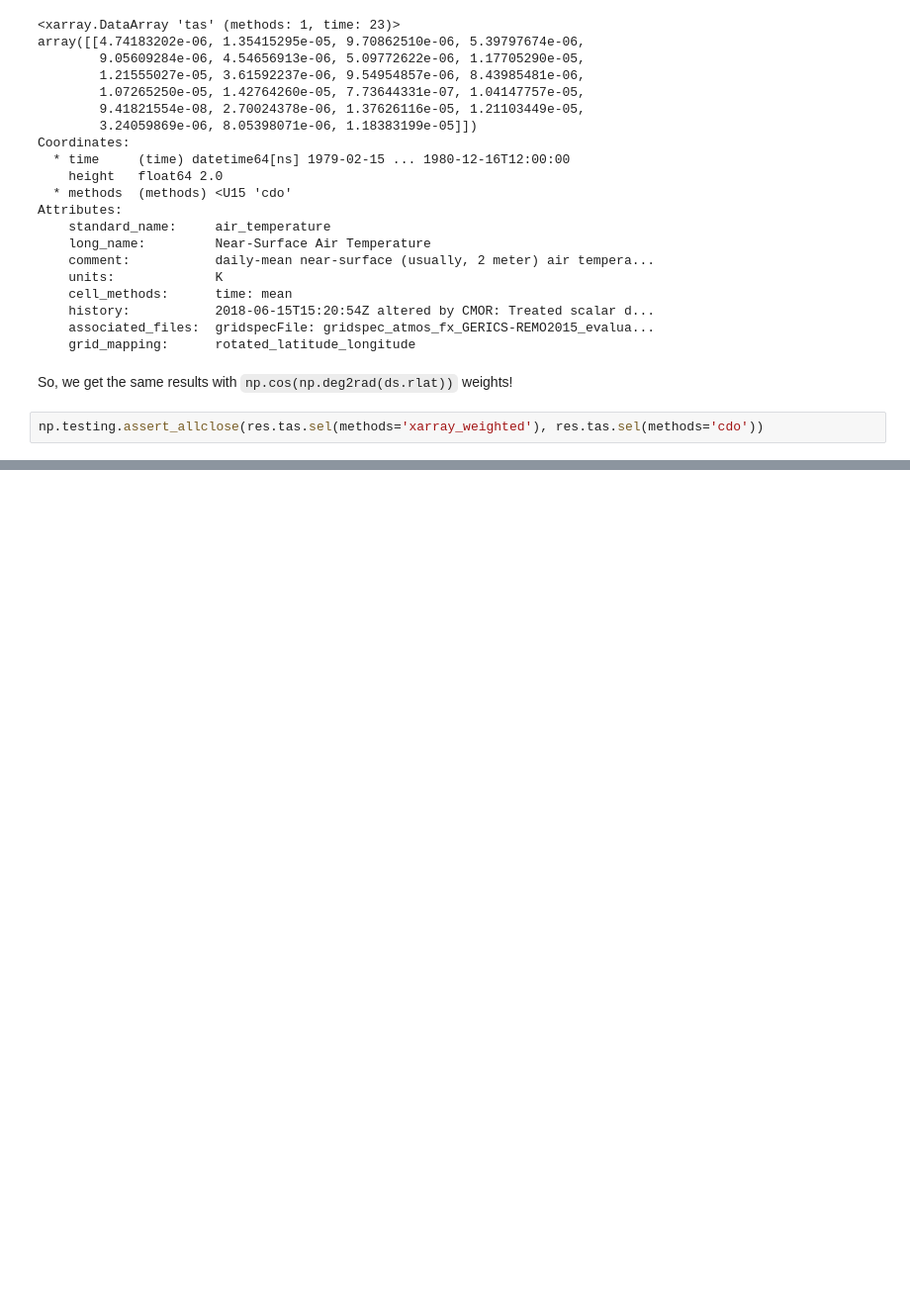
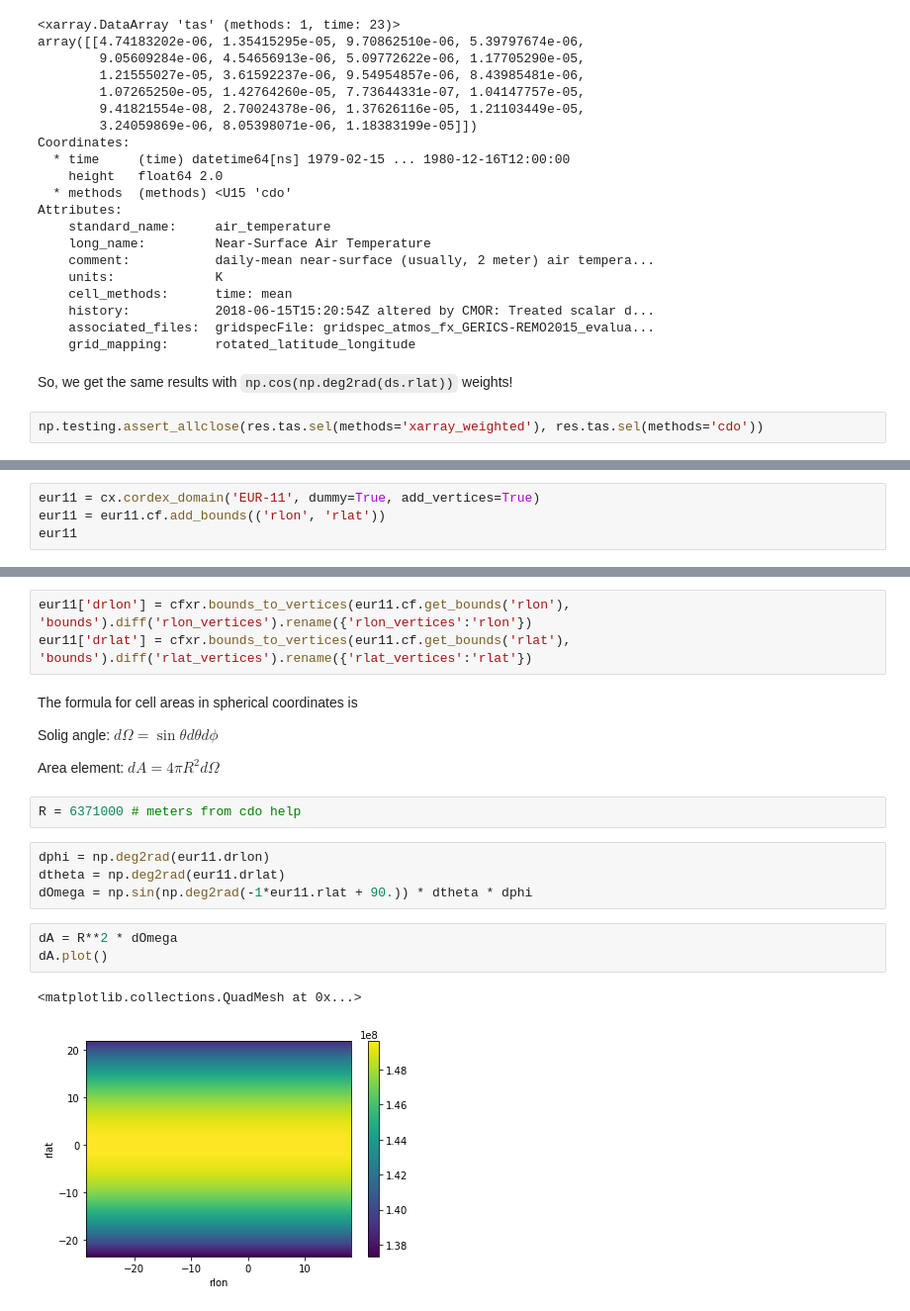
Before and after one commit to larsbuntemeyer/notebooks, a Jupyter notebook: fldmean_xarray_cdo.ipynb, the cells around one changed output, grey strips where cells are left out. Shown at 99% size. Drawn from its saved outputs; the diff is of its cells as text; blank space fills up the shorter version.

Commit message:
added cell area prototype

```diff
--- a/fldmean_xarray_cdo.ipynb
+++ b/fldmean_xarray_cdo.ipynb
@@ -81,0 +88,4 @@ np.testing.assert_allclose(res.tas.sel(methods='xarray_weighted'), res.tas.sel(m
+# %%
+eur11 = cx.cordex_domain('EUR-11', dummy=True, add_vertices=True)
+eur11 = eur11.cf.add_bounds(('rlon', 'rlat'))
+eur11
@@ -81,0 +110,21 @@ np.testing.assert_allclose(res.tas.sel(methods='xarray_weighted'), res.tas.sel(m
+# %%
+eur11['drlon'] = cfxr.bounds_to_vertices(eur11.cf.get_bounds('rlon'), 'bounds').diff('rlon_vertices').rename({'rlon_vertices':'rlon'})
+eur11['drlat'] = cfxr.bounds_to_vertices(eur11.cf.get_bounds('rlat'), 'bounds').diff('rlat_vertices').rename({'rlat_vertices':'rlat'})
+# %% [markdown]
+The formula for cell areas in spherical coordinates is
+
+Solig angle: $ d\Omega = \sin\theta d\theta d\phi $
+
+Area element: $ dA = 4\pi R^2 d\Omega  $
+# %%
+R = 6371000 # meters from cdo help
+# %%
+dphi = np.deg2rad(eur11.drlon)
+dtheta = np.deg2rad(eur11.drlat)
+dOmega = np.sin(np.deg2rad(-1*eur11.rlat + 90.)) * dtheta * dphi
+# %%
+dA = R**2 * dOmega
+dA.plot()
+# %% [output]
+<matplotlib.collections.QuadMesh at 0x...>
+[figure, added]
```
Also changed, not shown: parts of 9 cells of this notebook.
